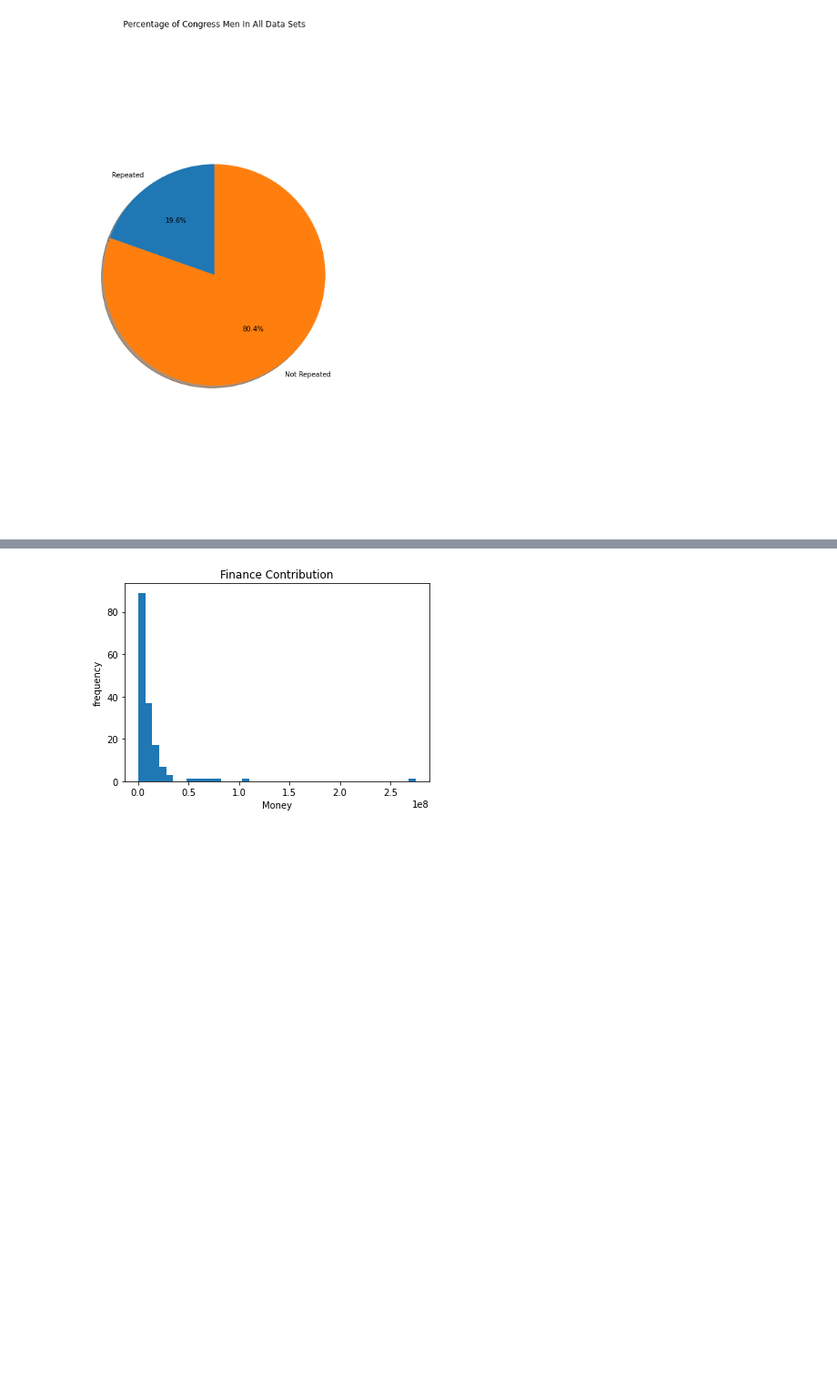
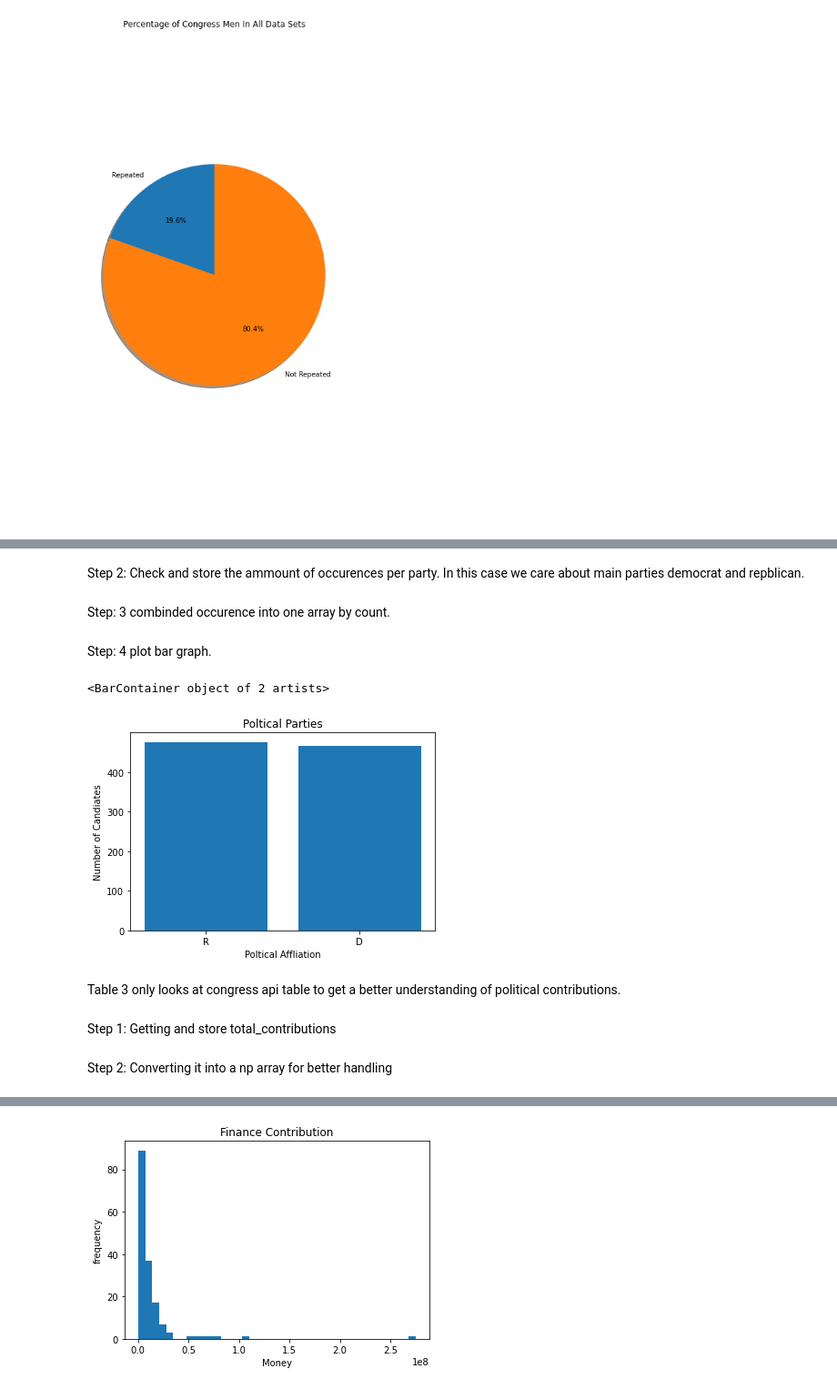
Before and after one commit to cast6858/DataScience_DSC_540, a Jupyter notebook: MilestoneFolder/Milestone5/Milestone Data Preparation .ipynb, the cells around one changed output, grey strips where cells are left out. Shown: that part at 91% size. Drawn from its saved outputs; the diff is of its cells as text; code cells hidden in the pictures; blank space fills up the shorter version.

```diff
--- a/MilestoneFolder/Milestone5/Milestone Data Preparation .ipynb
+++ b/MilestoneFolder/Milestone5/Milestone Data Preparation .ipynb
@@ -820,2 +810,5 @@ plt.show()
 # %%
-data_combind=cursor.execute('''select candidate_name,state,total_pac_money from congress_api union all select candidate,state,state_fips from senate_csv union all select Candidate,Poli_Party, Age from House_Rep_Wiki''')
+
+# checking two tables that mention political parties
+#seeing if the data is objective or if its leaning towards one side over the other
+data_combind=cursor.execute('''select candidate,political_parties,state_fips from senate_csv  union all select Candidate,Poli_Party, Age from House_Rep_Wiki''')
@@ -843,3 +846,56 @@ for obj in data_combind:
+# %% [markdown]
+Step 2: Check  and store the ammount of occurences per party. In this case we care about main parties democrat and repblican.
+# %%
+
+#stored rublicans
+party_aff_r = []
+#store democrats
+party_aff_d = []
+
+#Two tables are combind in one
+#iterating throught tables one is lower case and the other is upper case
+for obj in data_combind:
+    print(obj[1])
+    #checking if data is this or that
+    if(obj[1] == 'Republican' or obj[1] == 'REPUBLICAN' ):
+        #print('----r----' , obj[0])
+        #appending as r
+        party_aff_r.append('R')
+
+    #checking if data is this or that
+    if(obj[1] == 'Democratic'or obj[1] == 'DEMOCRAT'):
+        #print('----d---',obj[0])
+        #appending d
+        party_aff_d.append('D')
+# %% [markdown]
+Step: 3 combinded occurence into one array by count.
+# %%
+#both arrays will be combind into one
+poli_compare_list = []
+#append the aount of r in party aff r
+poli_compare_list.append(len(party_aff_r))
+#append the aount of d in party aff d
+poli_compare_list.append(len(party_aff_d))
+# %% [markdown]
+Step: 4 plot bar graph.
+# %%
+#setting labels for bar graph
+labels = ['R','D']
+plt.title("Poltical Parties")
+plt.xlabel("Poltical Affliation")
+plt.ylabel("Number of Candiates")
+
+#pushing labels and combined array
+plt.bar(labels, poli_compare_list)
+
+#looks very close but there is more republicans data
+# %% [output]
+<BarContainer object of 2 artists>
+[figure, added]
+# %% [markdown]
+Table 3 only looks at congress api table to get a better understanding of political contributions.
+# %% [markdown]
+Step 1: Getting and store total_contributions
 # %%
 candidate_finance = []
 
@@ -849,2 +906,4 @@ for i in data:
     candidate_finance.append(i[1])
+# %% [markdown]
+Step 2: Converting it into a np array for better handling
 # %%
```
Also changed, not shown: parts of 50 cells of this notebook.
